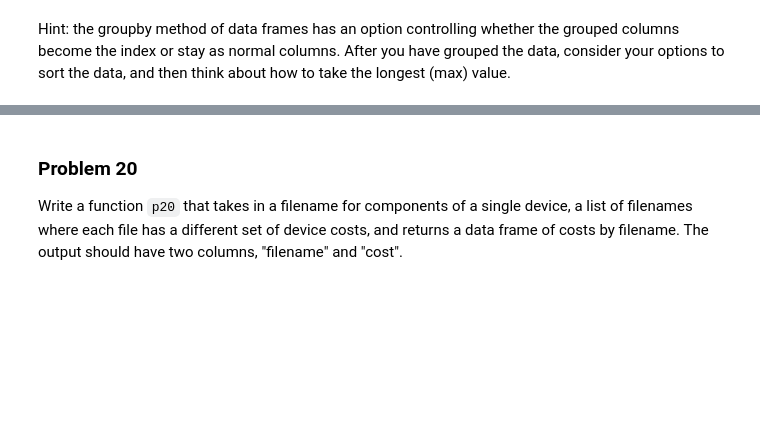
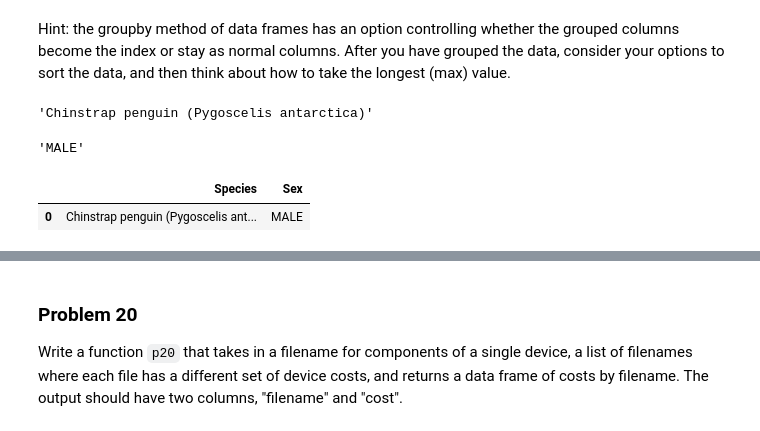
Before and after one commit to Haleymussary00/dx602-homework-09, a Jupyter notebook: homework.ipynb, the cells around one changed output, grey strips where cells are left out. Saved outputs shown, nothing was run; the diff lists cells and outputs as text; code cells hidden in the pictures; blank space fills up the shorter version.

```diff
--- a/homework.ipynb
+++ b/homework.ipynb
@@ -737,6 +737,25 @@ Set `p19` to be the a data frame with one row containing the penguin species and
 The column names of should be "Species", "Sex", and the name of the bill length column.
 # %% [markdown]
 Hint: the groupby method of data frames has an option controlling whether the grouped columns become the index or stay as normal columns. After you have grouped the data, consider your options to sort the data, and then think about how to take the longest (max) value.
+# %%
+species_longest = penguins.groupby("Species")["Culmen Length (mm)"].mean().idxmax()
+species_longest
+# %% [output]
+'Chinstrap penguin (Pygoscelis antarctica)'
+# %%
+sex_longest = penguins.groupby("Sex")["Culmen Length (mm)"].mean().idxmax()
+sex_longest
+# %% [output]
+'MALE'
+# %%
+output_df = pd.DataFrame()
+
+output_df = pd.DataFrame(columns=["Species", "Sex"])
+output_df.loc[0] = [species_longest, sex_longest]
+output_df
+# %% [output]
+|  | Species | Sex |
+| 0 | Chinstrap penguin (Pygoscelis ant... | MALE |
 # %%
 # YOUR CHANGES HERE
 
```
Also changed, not shown: parts of 6 cells of this notebook.
